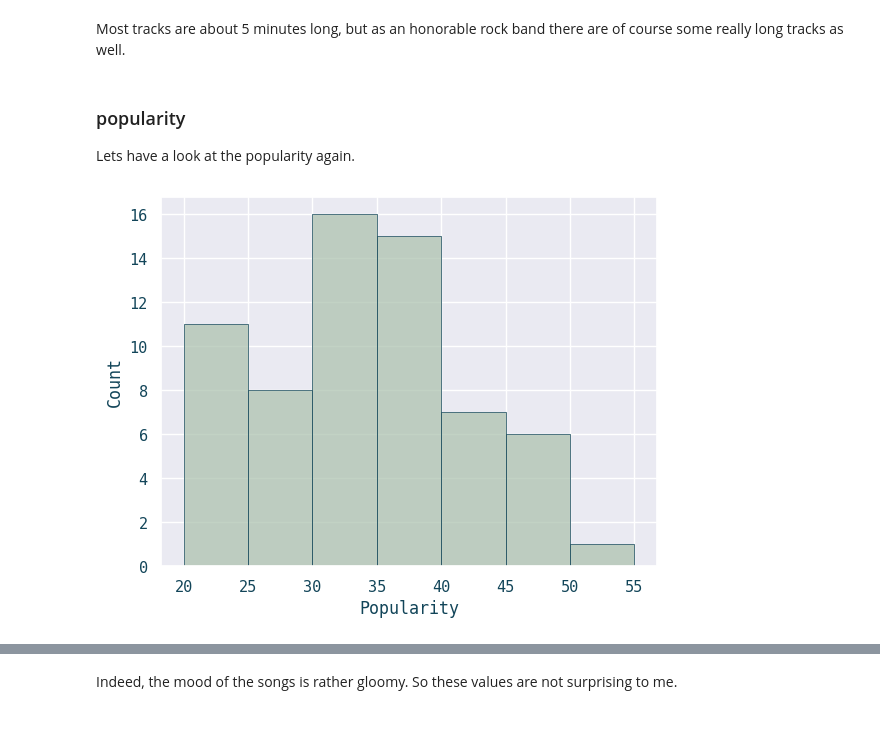
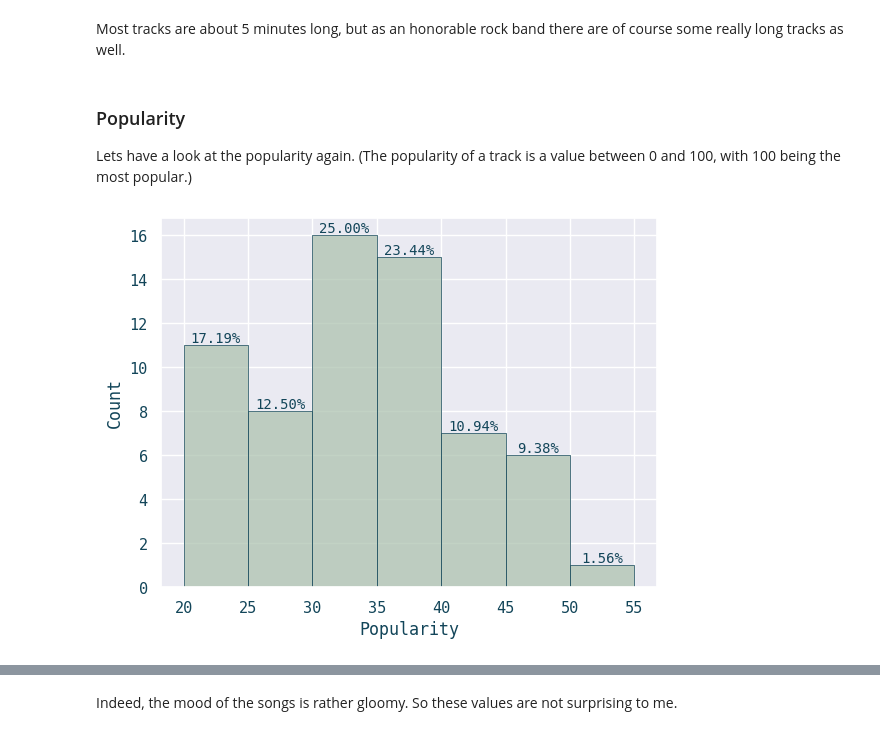
Before and after one commit to scheinmensch/Spotify, a Jupyter notebook: AllThemWitches.ipynb, the cells around one changed output, grey strips where cells are left out. Saved outputs shown, nothing was run; the diff lists cells and outputs as text; code cells hidden in the pictures.

Commit message:
new plots

```diff
--- a/AllThemWitches.ipynb
+++ b/AllThemWitches.ipynb
@@ -266,16 +265,23 @@ plt.show();
 # %% [markdown]
 Most tracks are about 5 minutes long, but as an honorable rock band there are of course some really long tracks as well.
 # %% [markdown]
-### popularity
+### Popularity
 
-Lets have a look at the popularity again.
+Lets have a look at the popularity again. (The popularity of a track is a value between 0 and 100, with 100 being the most popular.)
 # %%
 bin_boundaries = np.arange(20,60,5)
 sns.histplot(atw['popularity'], color='#aec3b0', edgecolor='#124559', linewidth=0.5, bins=bin_boundaries, stat='count')
 plt.xlabel('Popularity', color='#124559')
 plt.ylabel('Count', color='#124559')
 plt.xticks(np.arange(20, 60, 5),color='#124559')
 plt.yticks(color='#124559')
+counts, _ = np.histogram(atw['popularity'], bins=bin_boundaries)
+total_count = len(atw['popularity'])
+percentages = [(count / total_count) * 100 for count in counts]
+
+for i, count in enumerate(counts):
+    plt.text(bin_boundaries[i] + (bin_boundaries[i + 1] - bin_boundaries[i]) / 2, count, f'{percentages[i]:.2f}%', ha='center', va='bottom', color='#124559', fontsize=10)
+
 plt.show();
 # %% [output]
-[figure, old version]
+[figure, new version]
```
Also changed, not shown: parts of 10 cells of this notebook.
